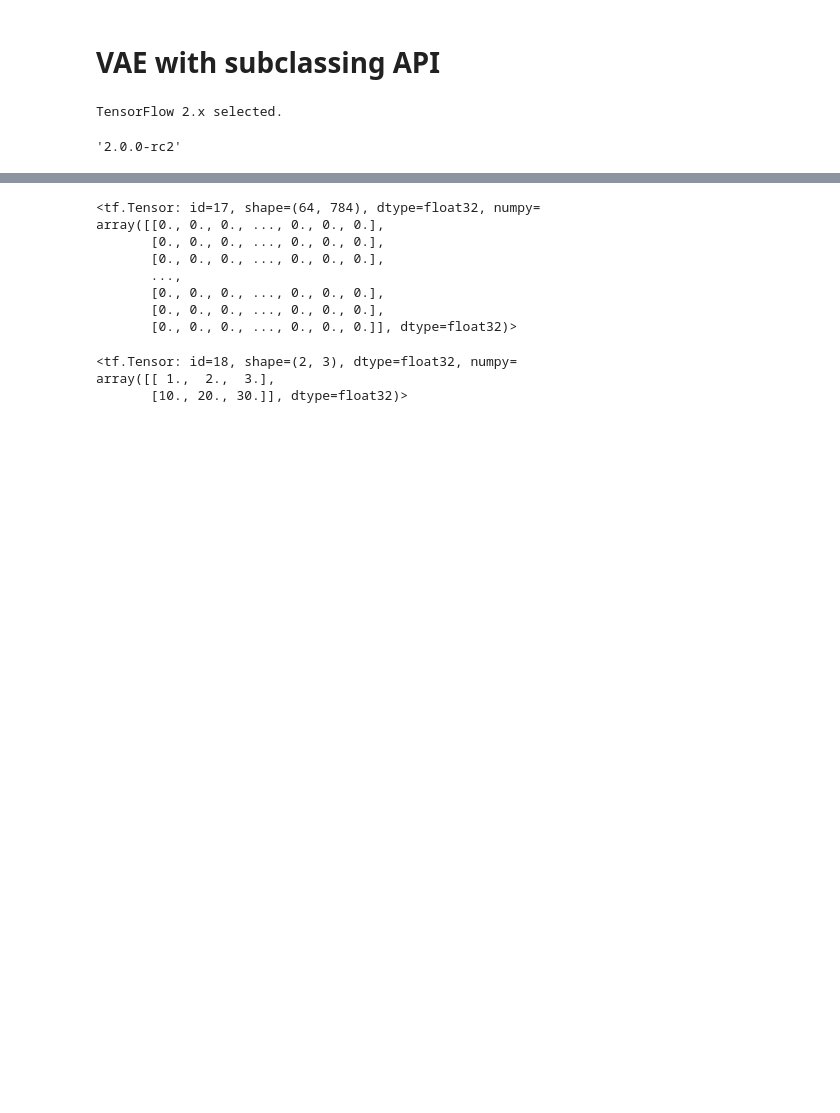
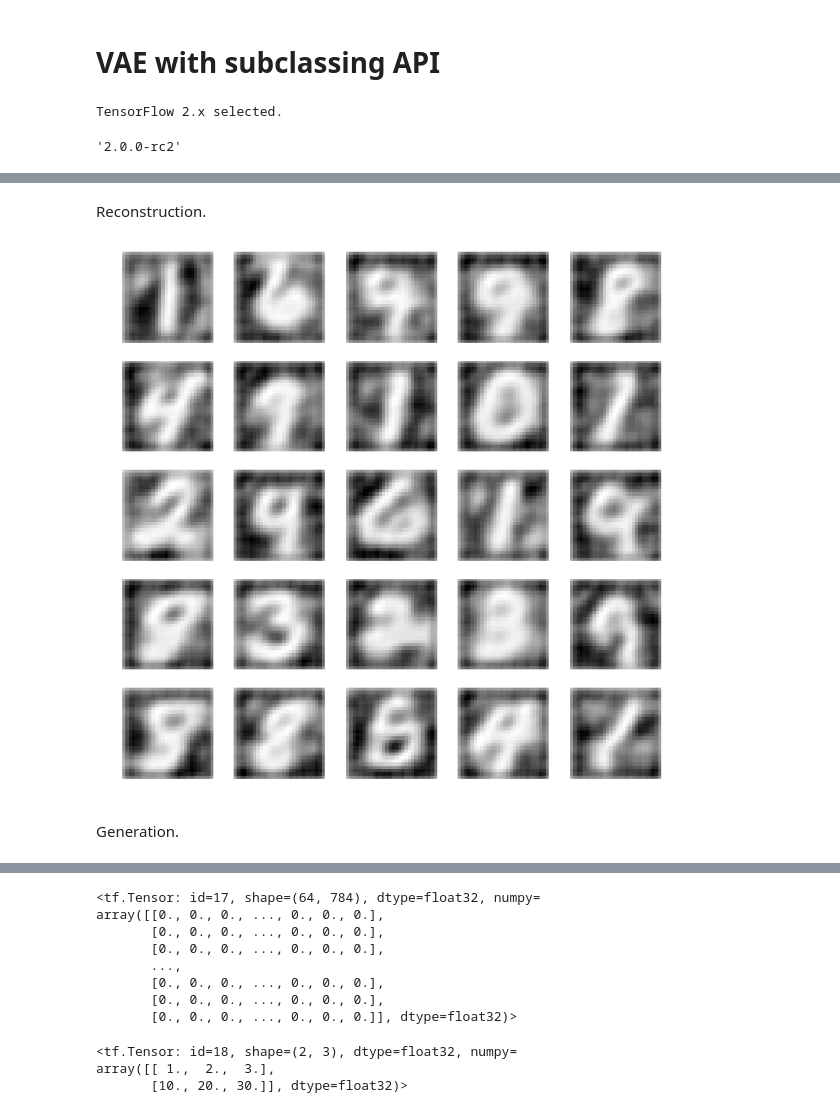
Before and after one commit to yoheikikuta/TensorFlow2-check, a Jupyter notebook: colab/VAE.ipynb, the cells around one changed output, grey strips where cells are left out. Saved outputs shown, nothing was run; the diff lists cells and outputs as text; code cells hidden in the pictures; blank space fills up the shorter version.

```diff
--- a/colab/VAE.ipynb
+++ b/colab/VAE.ipynb
@@ -20,0 +113,2 @@ tf.__version__
+# %%
+(train_images, _), (test_images, _) = tf.keras.datasets.mnist.load_data()
@@ -20,0 +135,24 @@ tf.__version__
+# %%
+%%time
+vae = VariationalAutoEncoder(50)
+optimizer = tf.keras.optimizers.Adam(learning_rate=1e-4)
+
+# Iterate over epochs.
+for epoch in range(3):
+    print('Start of epoch %d' % (epoch,))
+
+    # Iterate over the batches of the dataset.
+    for step, x_batch_train in enumerate(train_dataset):
+        with tf.GradientTape() as tape:
+            loss = compute_loss(vae, x_batch_train)
+
+        grads = tape.gradient(loss, vae.trainable_weights)
+        optimizer.apply_gradients(zip(grads, vae.trainable_weights))
+
+        # loss_metric(loss)
+        # if step == 0:
+        #     print('step %s: mean loss = %s' % (step, loss_metric.result()))
+    loss = tf.keras.metrics.Mean()
+    for test_x in test_dataset:
+        loss(compute_loss(vae, test_x))
+    print(loss.result())
@@ -20,0 +168,25 @@ tf.__version__
+# %%
+from matplotlib import pyplot as plt
+import numpy as np
+
+def draw_digit(data, row, col, n):
+    plt.subplot(row, col, n)
+    plt.imshow(data, cmap='gray')
+    plt.axis('off')
+# %% [markdown]
+Reconstruction.
+# %%
+_, _, _, reconstructed = vae(x_batch_train)
+
+show_size = 5
+total = 0
+plt.figure(figsize=(10, 10))
+for i in range(show_size):
+    for j in range(show_size):
+        draw_digit(np.array(reconstructed)[total].reshape(28, 28), show_size, show_size, total+1)
+        total += 1
+plt.show()
+# %% [output]
+[figure, added]
+# %% [markdown]
+Generation.
```
Also changed, not shown: parts of 16 cells of this notebook.
